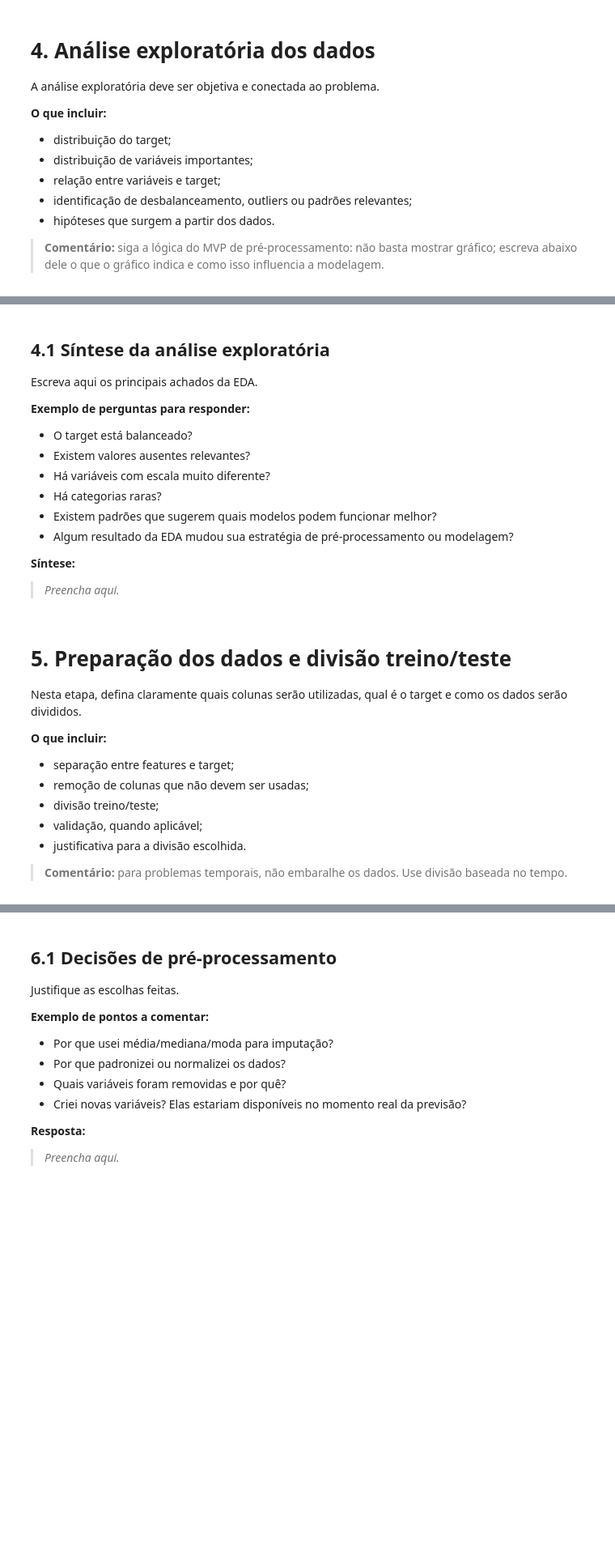
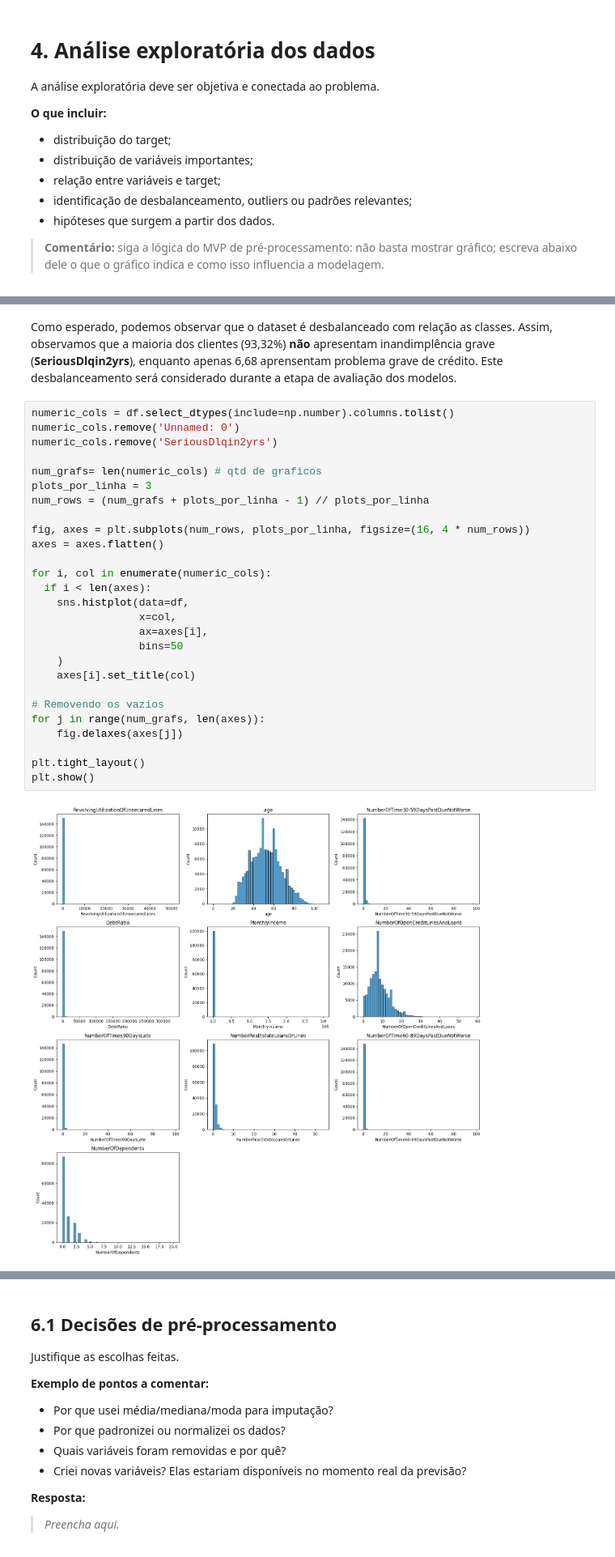
Before and after one commit to daniellerms/MVP-Machine-Learning-and-Analytics, a Jupyter notebook: MVP_Machine_Learning_and_Analytics.ipynb, the cells around one changed output, grey strips where cells are left out. Shown at 81% size. Drawn from its saved outputs; the diff is of its cells as text; blank space fills up the shorter version.

```diff
--- a/MVP_Machine_Learning_and_Analytics.ipynb
+++ b/MVP_Machine_Learning_and_Analytics.ipynb
@@ -386,28 +359,31 @@ if categorical_cols:
-# %% [markdown]
-## 4.1 Síntese da análise exploratória
-
-Escreva aqui os principais achados da EDA.
-
-**Exemplo de perguntas para responder:**
-- O target está balanceado?
-- Existem valores ausentes relevantes?
-- Há variáveis com escala muito diferente?
-- Há categorias raras?
-- Existem padrões que sugerem quais modelos podem funcionar melhor?
-- Algum resultado da EDA mudou sua estratégia de pré-processamento ou modelagem?
-
-**Síntese:**
-> _Preencha aqui._
-# %% [markdown]
-# 5. Preparação dos dados e divisão treino/teste
-
-Nesta etapa, defina claramente quais colunas serão utilizadas, qual é o target e como os dados serão divididos.
-
-**O que incluir:**
-- separação entre features e target;
-- remoção de colunas que não devem ser usadas;
-- divisão treino/teste;
-- validação, quando aplicável;
-- justificativa para a divisão escolhida.
-
-> **Comentário:** para problemas temporais, não embaralhe os dados. Use divisão baseada no tempo.
+# %% [markdown]
+Como esperado, podemos observar que o dataset é desbalanceado com relação as classes. Assim, observamos que a maioria dos clientes (93,32%) **não** apresentam inandimplência grave (**SeriousDlqin2yrs**), enquanto apenas 6,68 aprensentam problema grave de crédito. Este desbalanceamento será considerado durante a etapa de avaliação dos modelos.
+# %%
+numeric_cols = df.select_dtypes(include=np.number).columns.tolist()
+numeric_cols.remove('Unnamed: 0')
+numeric_cols.remove('SeriousDlqin2yrs')
+
+num_grafs= len(numeric_cols) # qtd de graficos
+plots_por_linha = 3
+num_rows = (num_grafs + plots_por_linha - 1) // plots_por_linha
+
+fig, axes = plt.subplots(num_rows, plots_por_linha, figsize=(16, 4 * num_rows))
+axes = axes.flatten()
+
+for i, col in enumerate(numeric_cols):
+  if i < len(axes):
+    sns.histplot(data=df,
+                 x=col,
+                 ax=axes[i],
+                 bins=50
+    )
+    axes[i].set_title(col)
+
+# Removendo os vazios
+for j in range(num_grafs, len(axes)):
+    fig.delaxes(axes[j])
+
+plt.tight_layout()
+plt.show()
+# %% [output]
+[figure, added]
```
Also changed, not shown: parts of 55 cells of this notebook.
